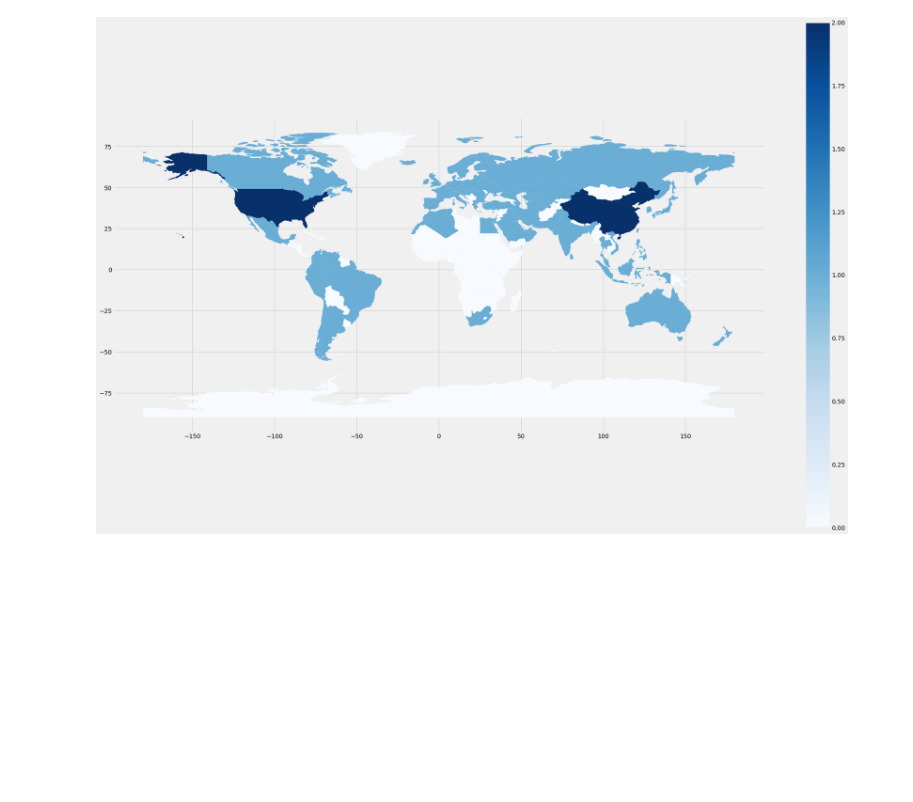
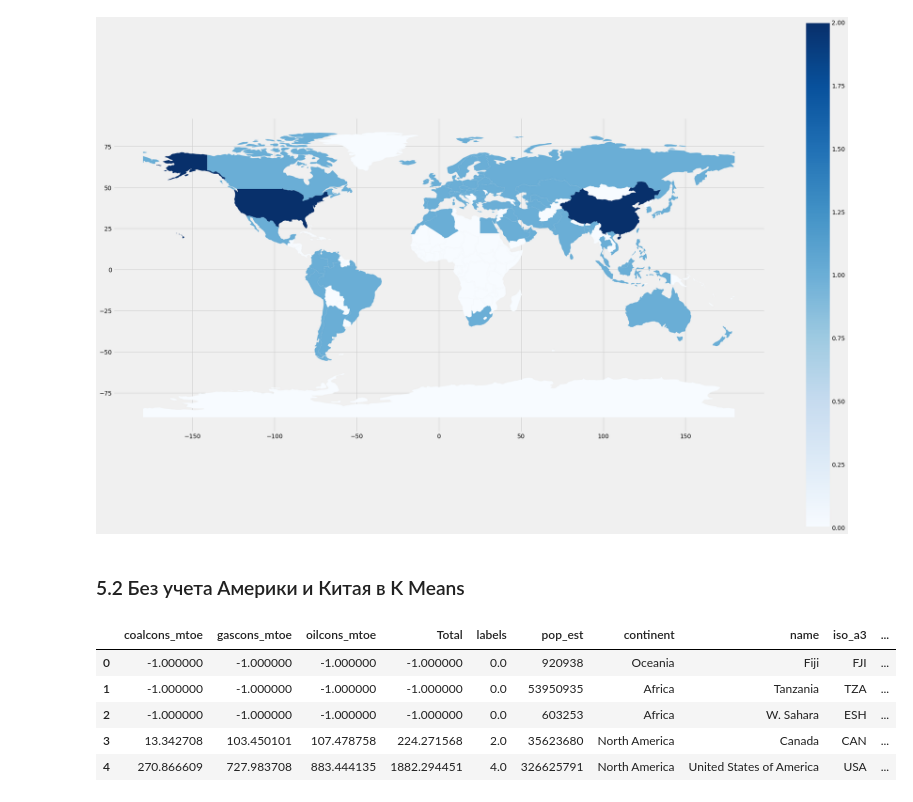
Before and after one commit to kirastain/BP-energy-analysis, a Jupyter notebook: Untitled.ipynb, the cells around one changed output. Saved outputs shown, nothing was run; the diff lists cells and outputs as text; code cells hidden in the pictures; blank space fills up the shorter version.

```diff
--- a/Untitled.ipynb
+++ b/Untitled.ipynb
@@ -299,3 +399,19 @@ complete_map.plot(column='labels', linewidth=0.5, cmap='Blues', legend=True, fig
 # %% [output]
 <AxesSubplot:>
 [figure]
+# %% [markdown]
+### 5.2 Без учета Америки и Китая в K Means
+# %%
+merged = pd.merge(data_2019_no_USC, world, how='right', left_on='Country', right_on='name', indicator=True)
+merged = merged.drop(columns=['Country', 'Region'])
+merged[['coalcons_mtoe', 'gascons_mtoe', 'oilcons_mtoe', 'Total']] = merged[['coalcons_mtoe', 'gascons_mtoe', 'oilcons_mtoe', 'Total']].fillna(-1)
+merged[['labels']] = merged[['labels']].fillna(0)
+complete_map = gpd.GeoDataFrame(merged)
+complete_map.head()
+# %% [output]
+|  | coalcons_mtoe | gascons_mtoe | oilcons_mtoe | Total | labels | pop_est | continent | name | iso_a3 | ... |
+| 0 | -1.000000 | -1.000000 | -1.000000 | -1.000000 | 0.0 | 920938 | Oceania | Fiji | FJI | ... |
+| 1 | -1.000000 | -1.000000 | -1.000000 | -1.000000 | 0.0 | 53950935 | Africa | Tanzania | TZA | ... |
+| 2 | -1.000000 | -1.000000 | -1.000000 | -1.000000 | 0.0 | 603253 | Africa | W. Sahara | ESH | ... |
+| 3 | 13.342708 | 103.450101 | 107.478758 | 224.271568 | 2.0 | 35623680 | North America | Canada | CAN | ... |
+| 4 | 270.866609 | 727.983708 | 883.444135 | 1882.294451 | 4.0 | 326625791 | North America | United States of America | USA | ... |
```
Also changed, not shown: parts of 15 cells of this notebook.
